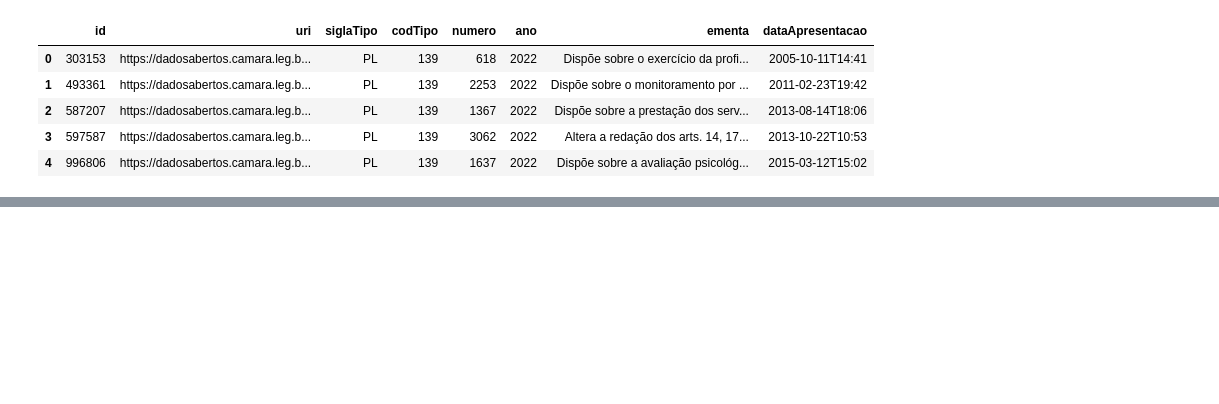
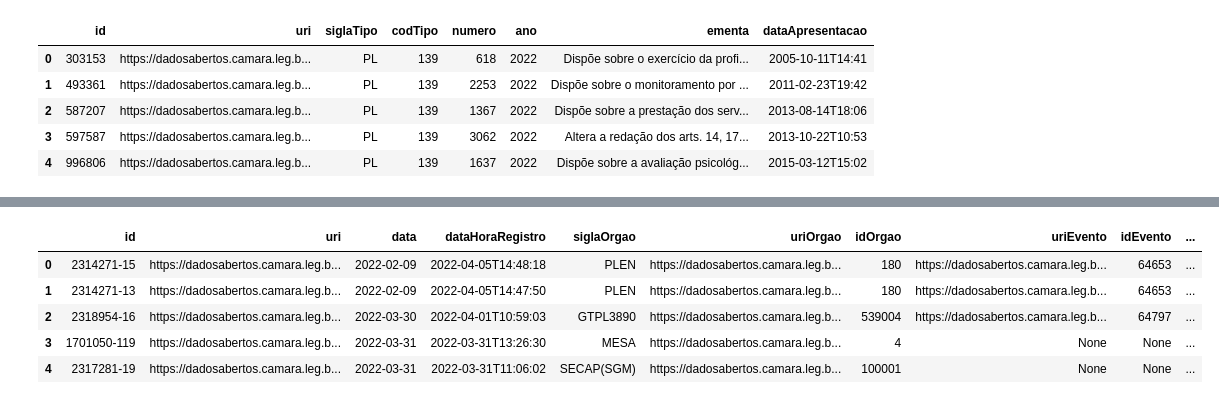
Before and after one commit to gabistorres85/pi_camara_deputados, a Jupyter notebook: notebook.ipynb, the cells around one changed output, grey strips where cells are left out. Cells and saved outputs as stored; diff of their text form; code cells hidden in the pictures; blank space fills up the shorter version.

```diff
--- a/notebook.ipynb
+++ b/notebook.ipynb
@@ -448,8 +565,8 @@ memory usage: 17.1 KB
 
 lista_dfs = []
 
-for p in tqdm(df_Proposicoes['id'], desc= 'Extract autores das proposições'):
-    url = f'https://dadosabertos.camara.leg.br/api/v2/proposicoes/{p}/votacoes'
+for p in tqdm(df_Proposicoes['id'], desc= 'Extract votações propositação'):
+    url = f'https://dadosabertos.camara.leg.br/api/v2/proposicoes/{p}/votacoes?ordem=DESC&ordenarPor=dataHoraRegistro'
     df_dados = request_api(url)
 
     if df_dados is not None and not df_dados.empty:
@@ -475,10 +622,12 @@ df_CodTiposTramitacao.head()
 | 4 | 106 |  | Apensação |  |
 # %%
 # Extração de votacoes
-hoje =datetime.now()
+
 lista_dfs = []
-for ano in tqdm(range(2022,hoje.year), desc='Extract votações'):
-    url = f'https://dadosabertos.camara.leg.br/api/v2/proposicoes?ano={ano}&ordem=ASC&ordenarPor=id'
+hoje= datetime.today()
+for ano in tqdm(range(2022,hoje.year), desc='Extract proposições'):
+
+    url = f'https://dadosabertos.camara.leg.br/api/v2/votacoes?idProposicao=,,,&dataInicio={ano}-01-01&ordem=DESC&ordenarPor=dataHoraRegistro'
     df_dados = request_api(url)
 
     if df_dados is not None and not df_dados.empty:
@@ -516,3 +677,20 @@ df_VotacoesTotais.head()
 | 2 | 587207 | https://dadosabertos.camara.leg.b... | PL | 139 | 1367 | 2022 | Dispõe sobre a prestação dos serv... | 2013-08-14T18:06 |
 | 3 | 597587 | https://dadosabertos.camara.leg.b... | PL | 139 | 3062 | 2022 | Altera a redação dos arts. 14, 17... | 2013-10-22T10:53 |
 | 4 | 996806 | https://dadosabertos.camara.leg.b... | PL | 139 | 1637 | 2022 | Dispõe sobre a avaliação psicológ... | 2015-03-12T15:02 |
+# %%
+# Detalhamento Das votações
+
+
+lista_dfs = []
+
+for v in tqdm(df_VotacoesTotais['id'], desc= 'Extract votações detalhamento'):
+    url = f'https://dadosabertos.camara.leg.br/api/v2/votacoes/{v}'
+    df_dados = request_api(url)
+
+    if df_dados is not None and not df_dados.empty:
+        lista_dfs.append(df_dados)
+
+    if lista_dfs:
+        df_VotacoesDetalhamento = pd.concat(lista_dfs, ignore_index=True)
+    else:
+        df_VotacoesDetalhamento = pd.DataFrame()
@@ -518,0 +718,9 @@ df_VotacoesTotais.head()
+# %%
+df_VotacoesDetalhamento.head()
+# %% [output]
+|  | id | uri | data | dataHoraRegistro | siglaOrgao | uriOrgao | idOrgao | uriEvento | idEvento | ... |
+| 0 | 2314271-15 | https://dadosabertos.camara.leg.b... | 2022-02-09 | 2022-04-05T14:48:18 | PLEN | https://dadosabertos.camara.leg.b... | 180 | https://dadosabertos.camara.leg.b... | 64653 | ... |
+| 1 | 2314271-13 | https://dadosabertos.camara.leg.b... | 2022-02-09 | 2022-04-05T14:47:50 | PLEN | https://dadosabertos.camara.leg.b... | 180 | https://dadosabertos.camara.leg.b... | 64653 | ... |
+| 2 | 2318954-16 | https://dadosabertos.camara.leg.b... | 2022-03-30 | 2022-04-01T10:59:03 | GTPL3890 | https://dadosabertos.camara.leg.b... | 539004 | https://dadosabertos.camara.leg.b... | 64797 | ... |
+| 3 | 1701050-119 | https://dadosabertos.camara.leg.b... | 2022-03-31 | 2022-03-31T13:26:30 | MESA | https://dadosabertos.camara.leg.b... | 4 | None | None | ... |
+| 4 | 2317281-19 | https://dadosabertos.camara.leg.b... | 2022-03-31 | 2022-03-31T11:06:02 | SECAP(SGM) | https://dadosabertos.camara.leg.b... | 100001 | None | None | ... |
```
Also changed, not shown: parts of 21 cells of this notebook.
